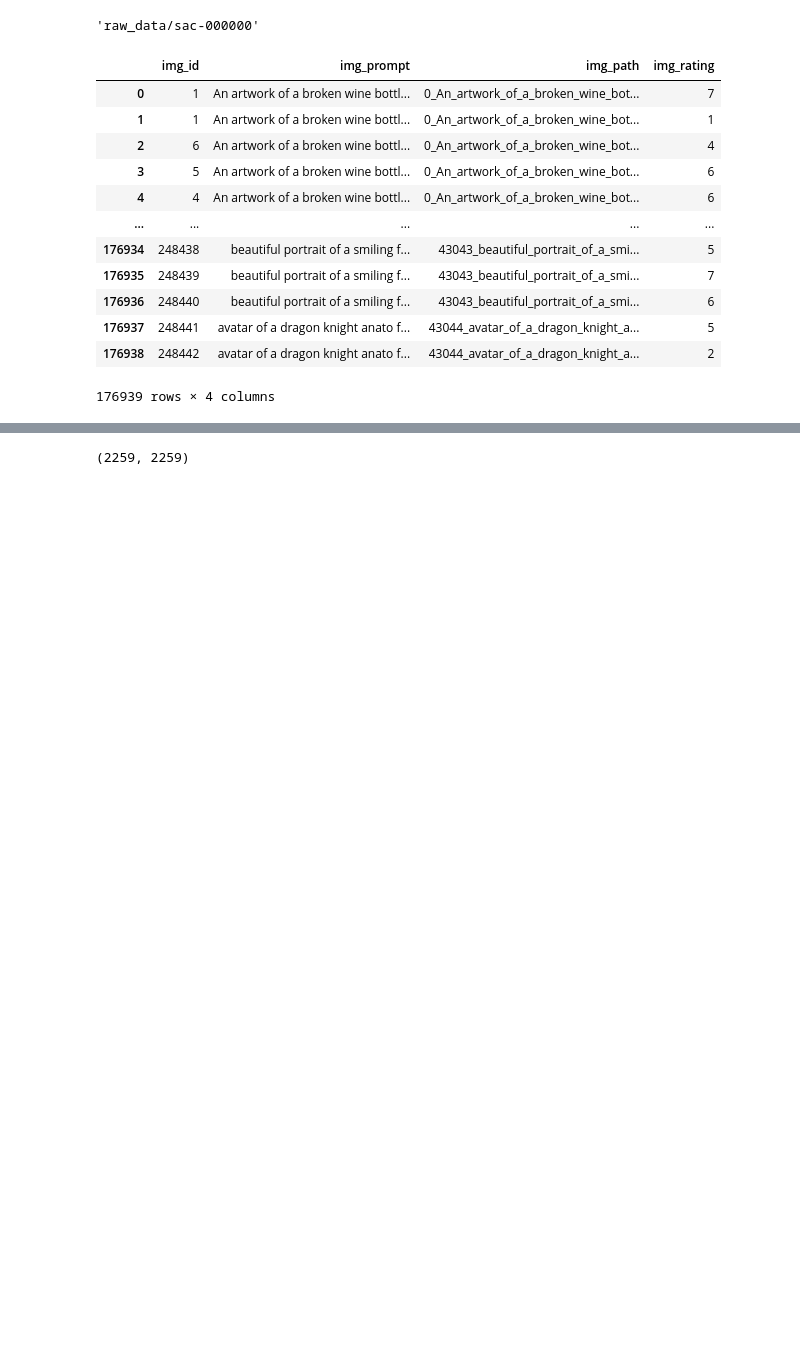
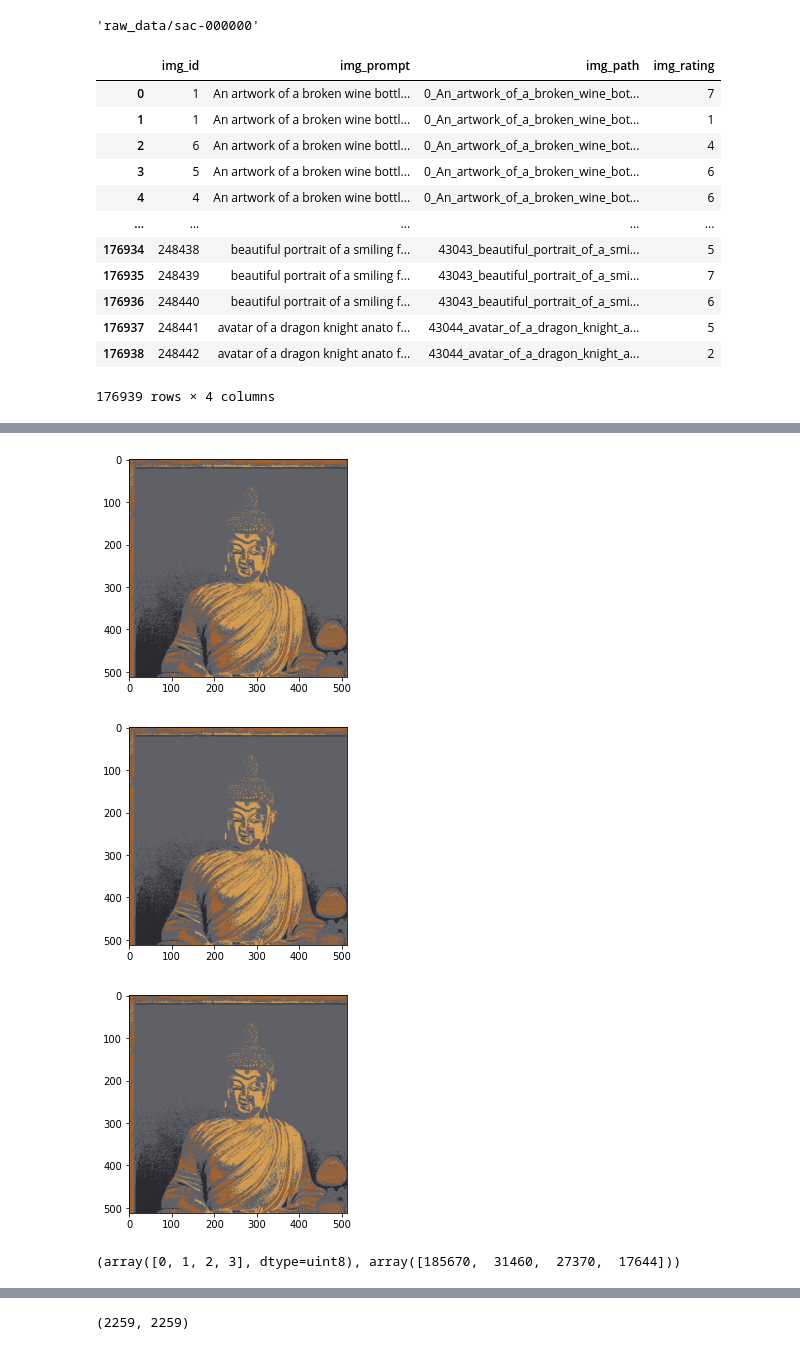
Before and after one commit to alecsharpie/game_asset_creation, a Jupyter notebook: notebooks/create_embedded_image_assets.ipynb, the cells around one changed output, grey strips where cells are left out. Drawn from its saved outputs; the diff is of its cells as text; code cells hidden in the pictures; blank space fills up the shorter version.

```diff
--- a/notebooks/create_embedded_image_assets.ipynb
+++ b/notebooks/create_embedded_image_assets.ipynb
@@ -165,0 +257,39 @@ def colour_encode_image(pil_img):
+# %%
+q_img = timg.quantize(colors = 4, method=2)
+
+plt.imshow(q_img)
+plt.show()
+
+#q_img = q_img.convert('RGB')
+
+plt.imshow(q_img)
+plt.show()
+
+# colcounts = np.unique(np.array(q_img), return_counts = True)
+
+# print(colcounts)
+
+
+p_img = q_img.convert('P')
+
+plt.imshow(p_img)
+plt.show()
+
+colcounts = np.unique(np.array(p_img), return_counts = True)
+
+print(colcounts)
+
+features = np.zeros((256))
+
+for i in range(len(colcounts[0])):
+
+    idx = colcounts[0][i]
+
+    count = colcounts[1][i]
+
+    features[idx] = count
+# %% [output]
+[figure, added]
+[figure, added]
+[figure, added]
+(array([0, 1, 2, 3], dtype=uint8), array([185670,  31460,  27370,  17644]))
```
Also changed, not shown: parts of 65 cells of this notebook.
